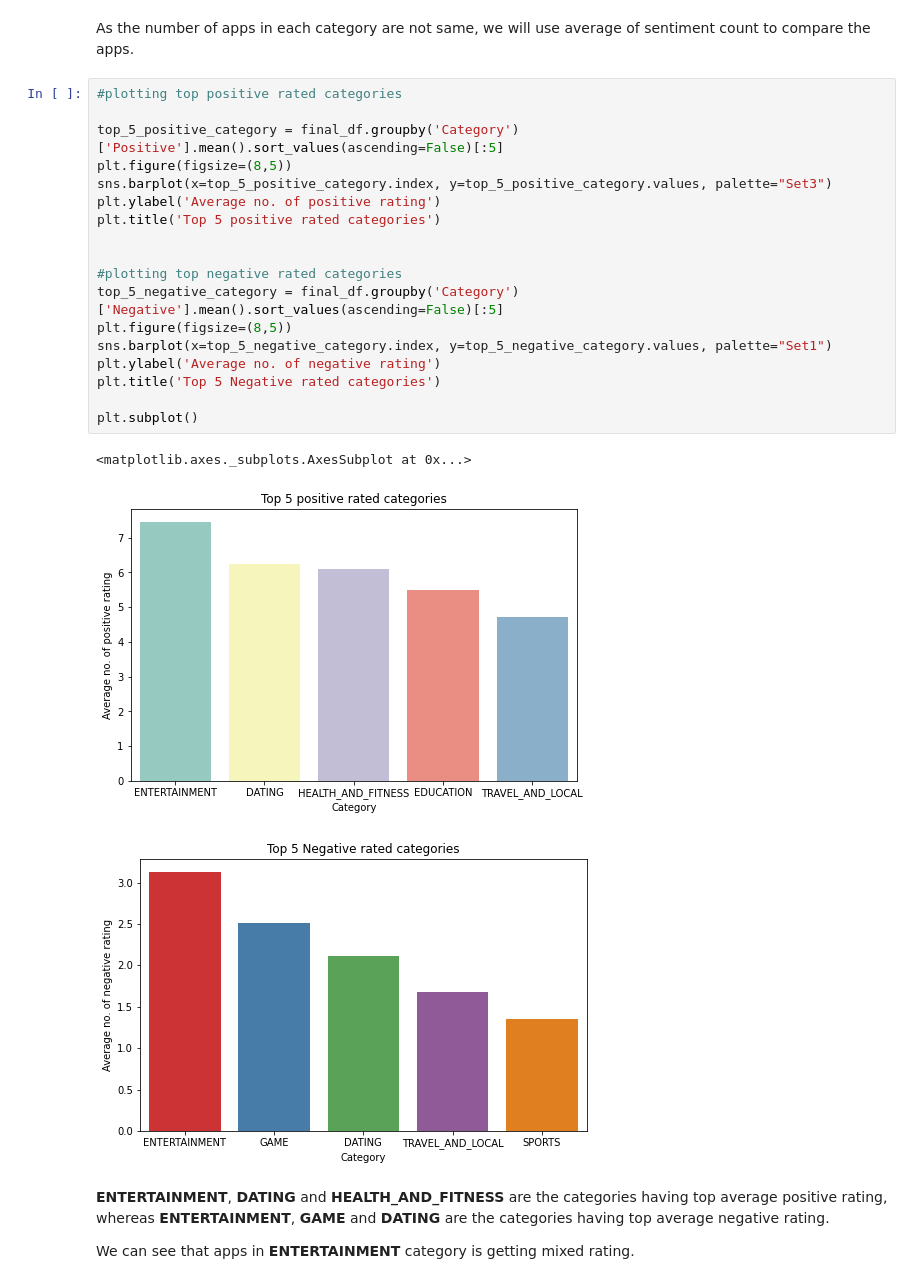
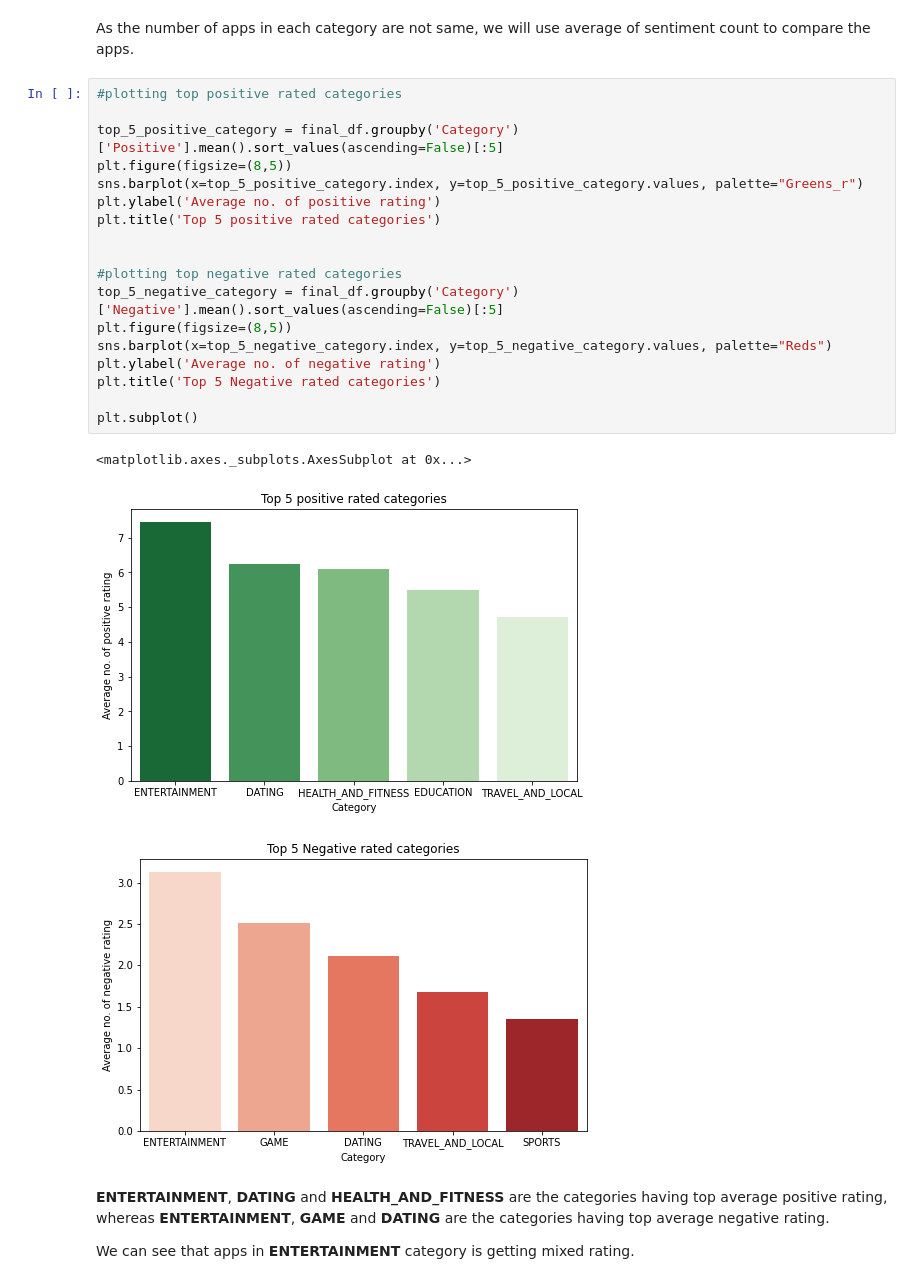
Before and after one commit to pranavdevi28/Play_Store_Data_Analysis, a Jupyter notebook: Play_Store_App_Review_Analysis_Capstone_Project.ipynb, the cells around one changed output. Saved outputs shown, nothing was run; the diff lists cells and outputs as text.

```diff
--- a/Play_Store_App_Review_Analysis_Capstone_Project.ipynb
+++ b/Play_Store_App_Review_Analysis_Capstone_Project.ipynb
@@ -683,25 +706,25 @@ As the number of apps in each category are not same, we will use average of sent
 # %%
 #plotting top positive rated categories
 
 top_5_positive_category = final_df.groupby('Category')['Positive'].mean().sort_values(ascending=False)[:5]
 plt.figure(figsize=(8,5))
-sns.barplot(x=top_5_positive_category.index, y=top_5_positive_category.values, palette="Set3")
+sns.barplot(x=top_5_positive_category.index, y=top_5_positive_category.values, palette="Greens_r")
 plt.ylabel('Average no. of positive rating')
 plt.title('Top 5 positive rated categories')
 
 
 #plotting top negative rated categories
 top_5_negative_category = final_df.groupby('Category')['Negative'].mean().sort_values(ascending=False)[:5]
 plt.figure(figsize=(8,5))
-sns.barplot(x=top_5_negative_category.index, y=top_5_negative_category.values, palette="Set1")
+sns.barplot(x=top_5_negative_category.index, y=top_5_negative_category.values, palette="Reds")
 plt.ylabel('Average no. of negative rating')
 plt.title('Top 5 Negative rated categories')
 
 plt.subplot()
 # %% [output]
 <matplotlib.axes._subplots.AxesSubplot at 0x...>
-[figure, old version]
+[figure, new version]
-[figure, old version]
+[figure, new version]
 # %% [markdown]
 **ENTERTAINMENT**, **DATING** and **HEALTH_AND_FITNESS** are the categories having top average positive rating, whereas **ENTERTAINMENT**, **GAME** and **DATING** are the categories having top average negative rating.
 
```
Also changed, not shown: parts of 32 cells of this notebook.
